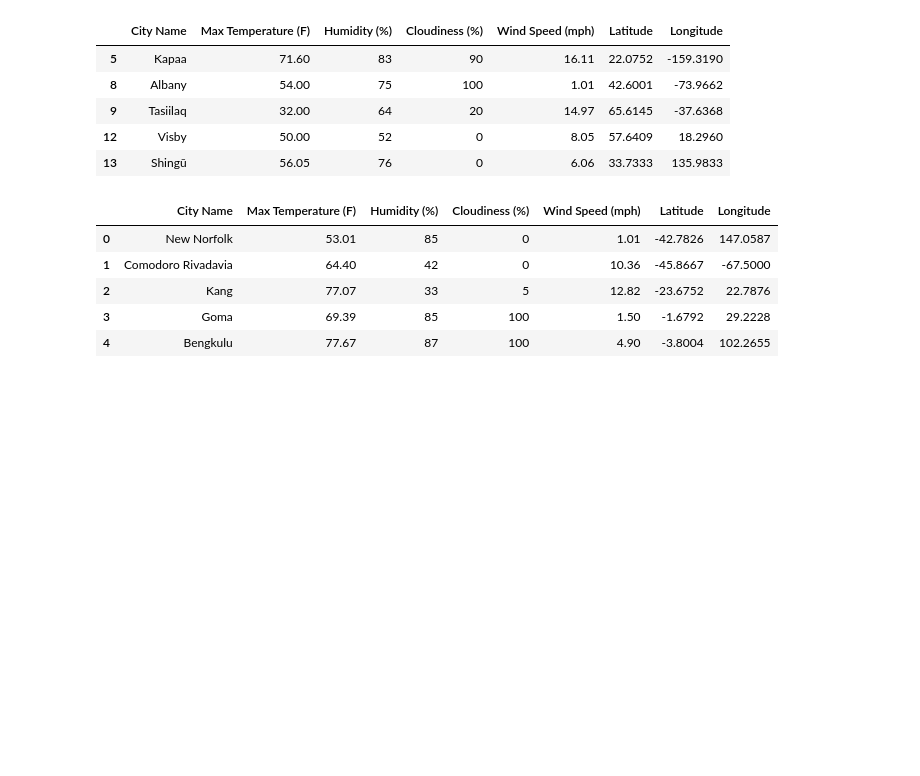
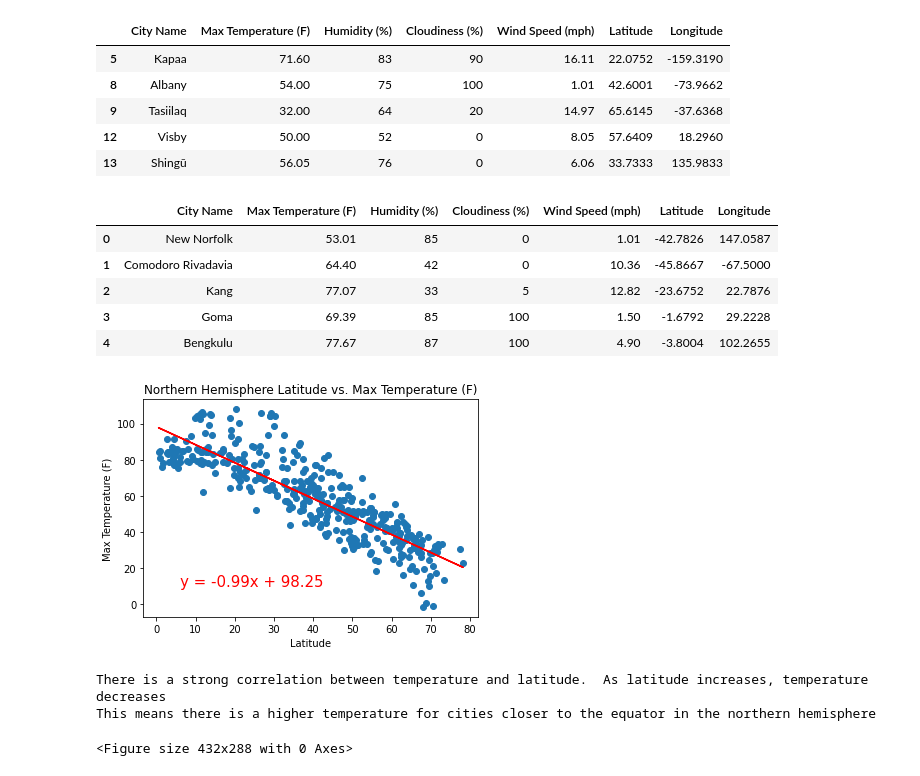
Before and after one commit to Caleman34/Python-API-challenge, a Jupyter notebook: WeatherPy/WeatherPy.ipynb, the cells around one changed output. Saved outputs shown, nothing was run; the diff lists cells and outputs as text; code cells hidden in the pictures; blank space fills up the shorter version.

Commit message:
scatter plots completed

```diff
--- a/WeatherPy/WeatherPy.ipynb
+++ b/WeatherPy/WeatherPy.ipynb
@@ -248,3 +248,28 @@ southern_df.head()
 | 2 | Kang | 77.07 | 33 | 5 | 12.82 | -23.6752 | 22.7876 |
 | 3 | Goma | 69.39 | 85 | 100 | 1.50 | -1.6792 | 29.2228 |
 | 4 | Bengkulu | 77.67 | 87 | 100 | 4.90 | -3.8004 | 102.2655 |
+# %%
+# nh- temp v lat
+x_values = northern_df["Latitude"]
+y_values = northern_df["Max Temperature (F)"]
+(slope, intercept, rvalue, pvalue, stderr) = linregress(x_values, y_values)
+regress_values = x_values * slope + intercept
+line_eq = "y = " + str(round(slope,2)) + "x + " + str(round(intercept,2))
+plt.scatter(x_values,y_values)
+plt.plot(x_values,regress_values,"r-")
+plt.annotate(line_eq,(6,10),fontsize=15,color="red")
+plt.title("Northern Hemisphere Latitude vs. Max Temperature (F)")
+plt.xlabel("Latitude")
+plt.ylabel("Max Temperature (F)")
+plt.show()
+
+# save figure
+plt.savefig("Analysis/WeatherAPI/nh_temp_v_lat.png")
+
+print("There is a strong correlation between temperature and latitude.  As latitude increases, temperature decreases")
+print("This means there is a higher temperature for cities closer to the equator in the northern hemisphere")
+# %% [output]
+[figure, added]
+There is a strong correlation between temperature and latitude.  As latitude increases, temperature decreases
+This means there is a higher temperature for cities closer to the equator in the northern hemisphere
+<Figure size 432x288 with 0 Axes>
```
Also changed, not shown: parts of 4 cells of this notebook, 4 other files.
